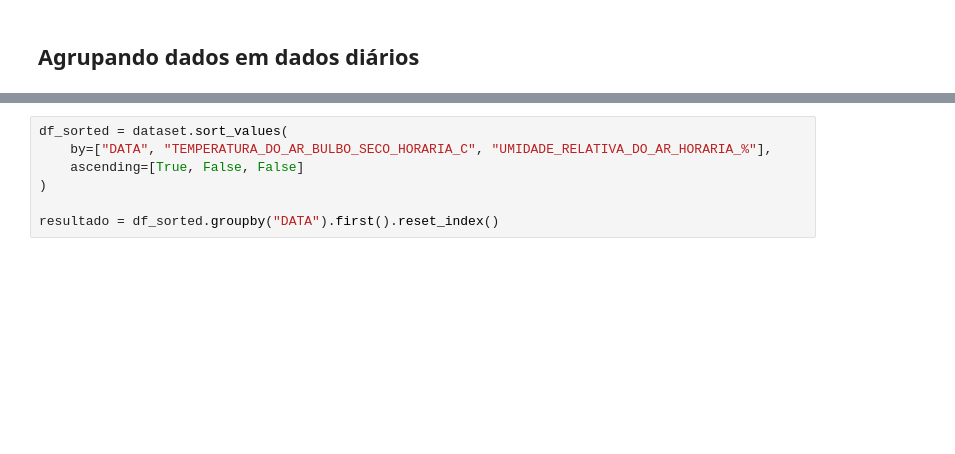
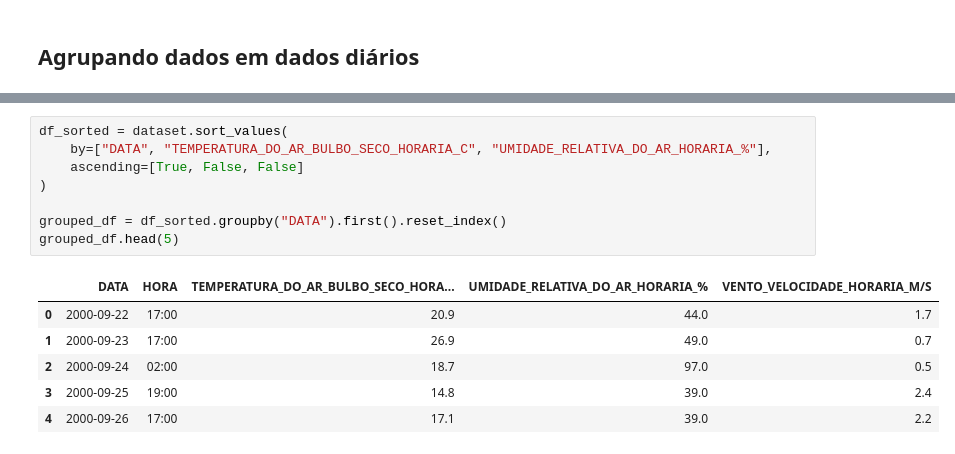
Before and after one commit to ThierrryScotto/trabalho_pratico, a Jupyter notebook: EDA_IMNET.ipynb, the cells around one changed output, grey strips where cells are left out. Cells and saved outputs as stored; diff of their text form; blank space fills up the shorter version.

```diff
--- a/EDA_IMNET.ipynb
+++ b/EDA_IMNET.ipynb
@@ -441,7 +370,15 @@ dataset.head(23)
 # %%
 df_sorted = dataset.sort_values(
     by=["DATA", "TEMPERATURA_DO_AR_BULBO_SECO_HORARIA_C", "UMIDADE_RELATIVA_DO_AR_HORARIA_%"],
     ascending=[True, False, False]
 )
 
-resultado = df_sorted.groupby("DATA").first().reset_index()
+grouped_df = df_sorted.groupby("DATA").first().reset_index()
+grouped_df.head(5)
+# %% [output]
+|  | DATA | HORA | TEMPERATURA_DO_AR_BULBO_SECO_HORA... | UMIDADE_RELATIVA_DO_AR_HORARIA_% | VENTO_VELOCIDADE_HORARIA_M/S |
+| 0 | 2000-09-22 | 17:00 | 20.9 | 44.0 | 1.7 |
+| 1 | 2000-09-23 | 17:00 | 26.9 | 49.0 | 0.7 |
+| 2 | 2000-09-24 | 02:00 | 18.7 | 97.0 | 0.5 |
+| 3 | 2000-09-25 | 19:00 | 14.8 | 39.0 | 2.4 |
+| 4 | 2000-09-26 | 17:00 | 17.1 | 39.0 | 2.2 |
```
Also changed, not shown: parts of 20 cells of this notebook.
